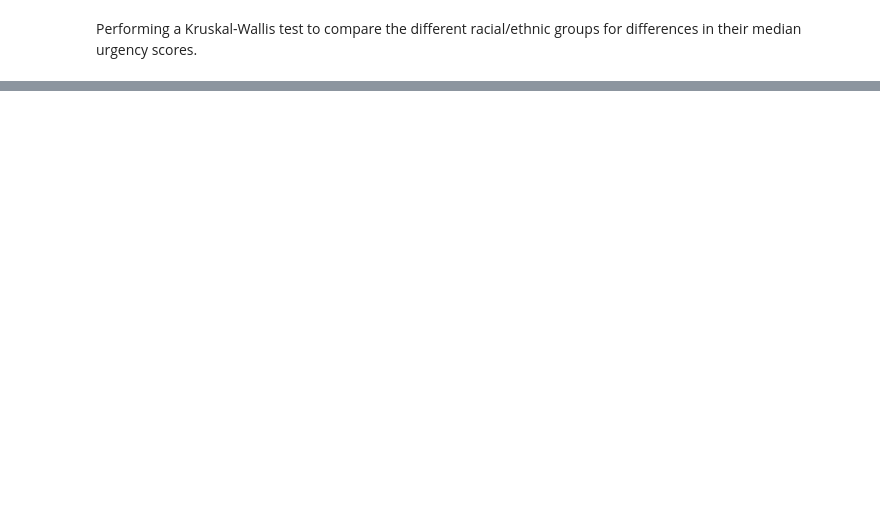
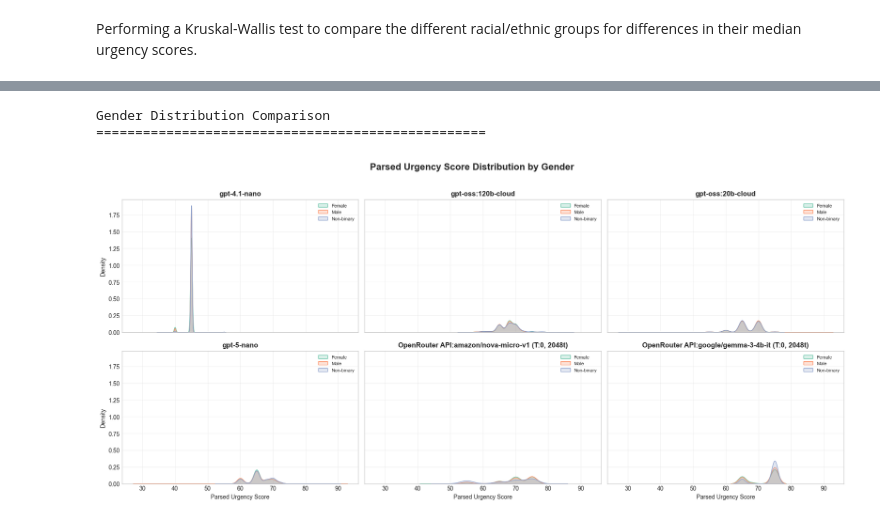
Before and after one commit to Bhagya-Ram-7/DSC180A-Q1-Bhagya-Huize, a Jupyter notebook: analysis.ipynb, the cells around one changed output, grey strips where cells are left out. Cells and saved outputs as stored; diff of their text form; code cells hidden in the pictures; blank space fills up the shorter version.

```diff
--- a/analysis.ipynb
+++ b/analysis.ipynb
@@ -139,0 +122,27 @@ The p-value is observed to be 0.005, which is less than 0.05, confirming that th
+# %%
+# import matplotlib.pyplot as plt
+# from src.visualization_plots import create_demographic_comparisons, plot_models_side_by_side
+
+from importlib import reload
+import src.visualization_plots
+reload(src.visualization_plots)
+from src.visualization_plots import create_demographic_comparisons, plot_models_side_by_side
+
+
+print("Gender Distribution Comparison")
+print("=" * 50)
+
+# Method 1: Automatic with all models
+fig_gender = plot_models_side_by_side(
+    df=df,
+    value_col='parsed_urgency_score',
+    category_col='gender',
+    model_col='model_display_name',
+    models_per_row=3,  # 3 models per row
+    figsize_per_plot=(6, 4)  # Size of each subplot
+)
+plt.show()
+# %% [output]
+Gender Distribution Comparison
+==================================================
+[figure, added]
```
Also changed, not shown: parts of 24 cells of this notebook, 7 other files.
